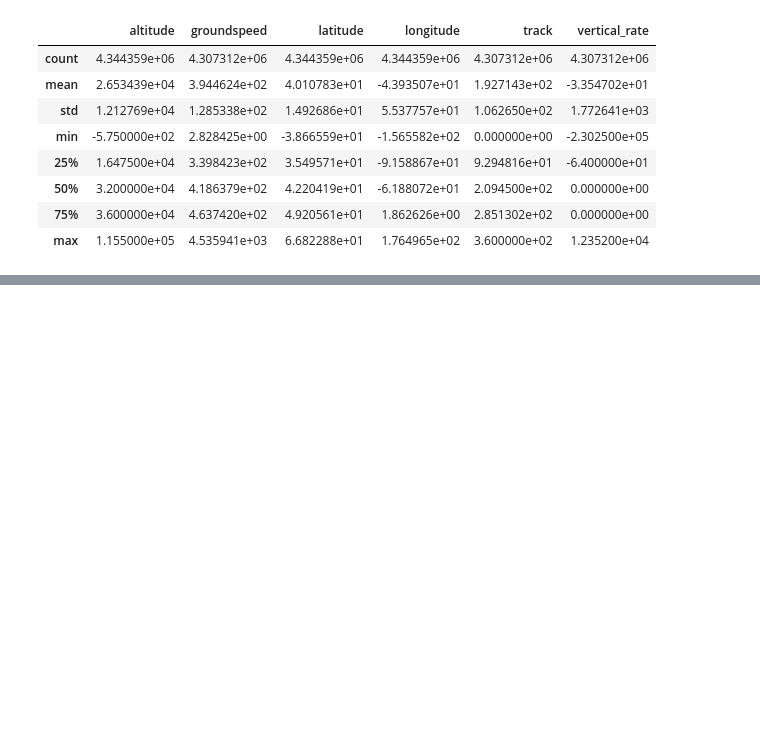
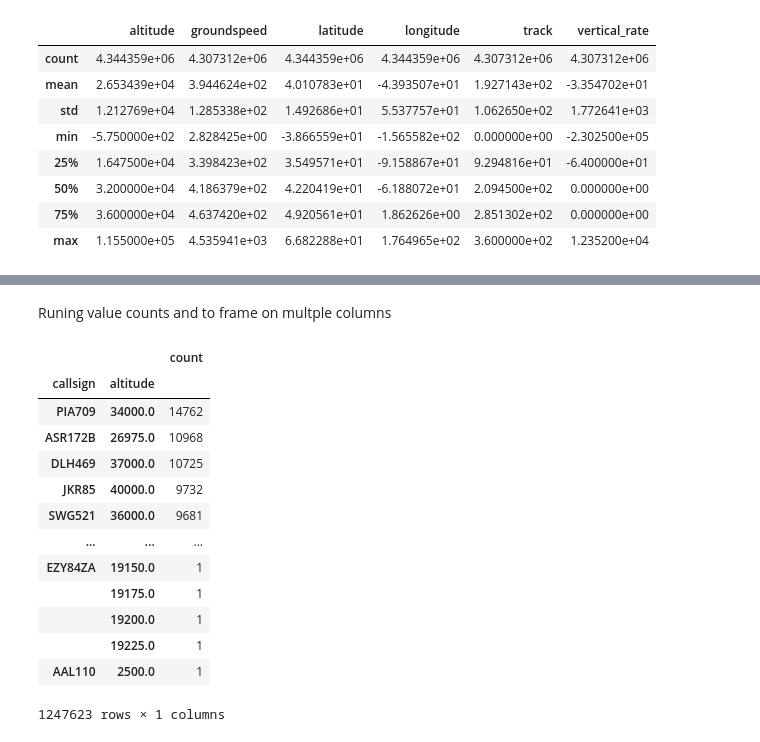
Before and after one commit to kachraz/ytlpda, a Jupyter notebook: KAG/ytleapan.ipynb, the cells around one changed output, grey strips where cells are left out. Drawn from its saved outputs; the diff is of its cells as text; code cells hidden in the pictures; blank space fills up the shorter version.

```diff
--- a/KAG/ytleapan.ipynb
+++ b/KAG/ytleapan.ipynb
@@ -699,0 +834,19 @@ df.describe()
+# %% [markdown]
+Runing value counts and to frame on multple columns
+# %%
+df[['callsign', 'altitude']].value_counts().to_frame()
+# %% [output]
+|  |  | count |
+| callsign | altitude |  |
+| PIA709 | 34000.0 | 14762 |
+| ASR172B | 26975.0 | 10968 |
+| DLH469 | 37000.0 | 10725 |
+| JKR85 | 40000.0 | 9732 |
+| SWG521 | 36000.0 | 9681 |
+| ... | ... | ... |
+| EZY84ZA | 19150.0 | 1 |
+|  | 19175.0 | 1 |
+|  | 19200.0 | 1 |
+|  | 19225.0 | 1 |
+| AAL110 | 2500.0 | 1 |
+1247623 rows × 1 columns
```
Also changed, not shown: parts of 13 cells of this notebook.
